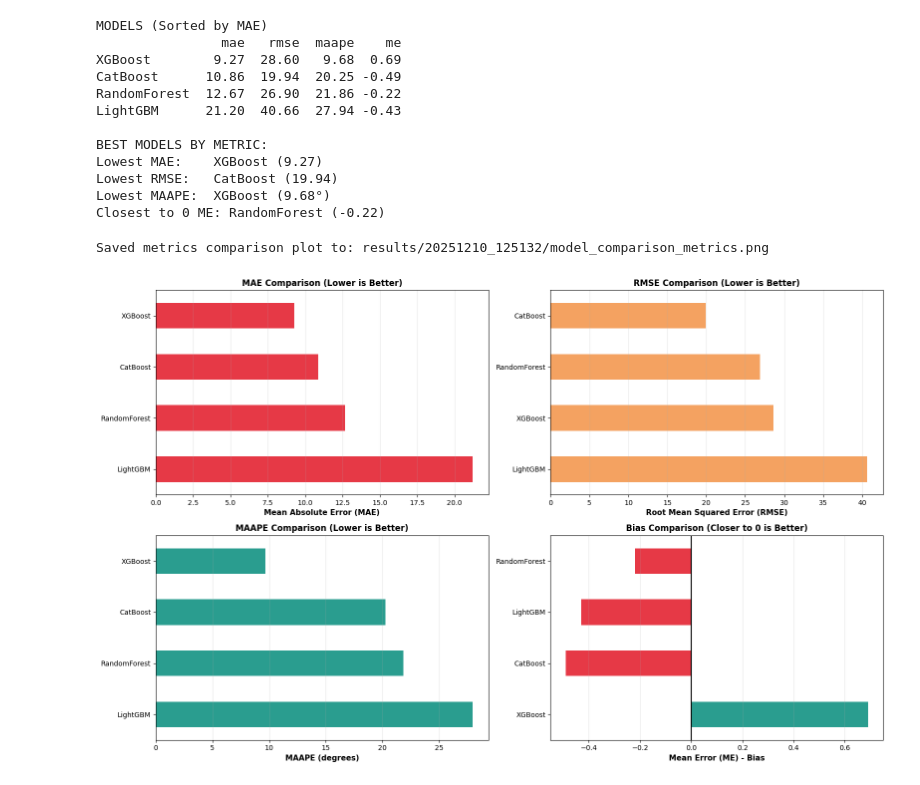
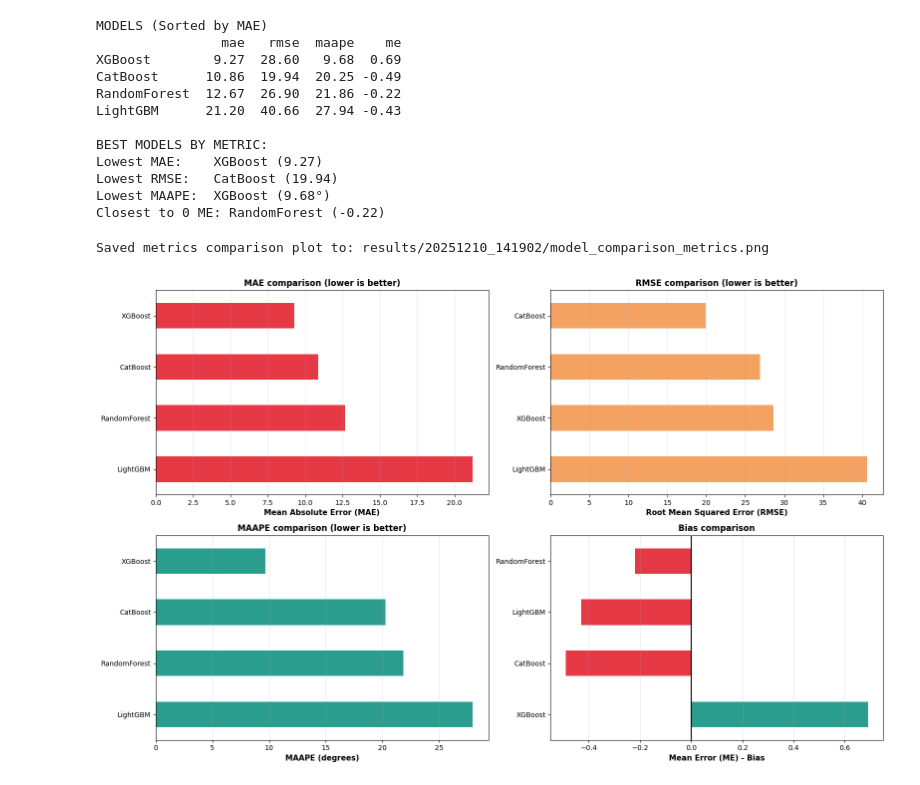
Before and after one commit to franciscopana/M.IA_Time-Series-Forecasting, a Jupyter notebook: forecast.ipynb, the cells around one changed output. Saved outputs shown, nothing was run; the diff lists cells and outputs as text; code cells hidden in the pictures.

```diff
--- a/forecast.ipynb
+++ b/forecast.ipynb
@@ -464,44 +464,44 @@ ax1 = axes[0, 0]
 mae_sorted = comparison_df.sort_values('mae', ascending=False)
 mae_sorted['mae'].plot(kind='barh', ax=ax1, color='#E63946')
 ax1.set_xlabel('Mean Absolute Error (MAE)', fontsize=11, fontweight='bold')
-ax1.set_title('MAE Comparison (Lower is Better)', fontsize=12, fontweight='bold')
+ax1.set_title('MAE comparison (lower is better)', fontsize=12, fontweight='bold')
 ax1.grid(True, alpha=0.3, axis='x')
 
 
 # RMSE Comparison
 ax2 = axes[0, 1]
 rmse_sorted = comparison_df.sort_values('rmse', ascending=False)
 rmse_sorted['rmse'].plot(kind='barh', ax=ax2, color='#F4A261')
 ax2.set_xlabel('Root Mean Squared Error (RMSE)', fontsize=11, fontweight='bold')
-ax2.set_title('RMSE Comparison (Lower is Better)', fontsize=12, fontweight='bold')
+ax2.set_title('RMSE comparison (lower is better)', fontsize=12, fontweight='bold')
 ax2.grid(True, alpha=0.3, axis='x')
 
 # MAAPE Comparison
 ax3 = axes[1, 0]
 maape_sorted = comparison_df.sort_values('maape', ascending=False)
 maape_sorted['maape'].plot(kind='barh', ax=ax3, color='#2A9D8F')
 ax3.set_xlabel('MAAPE (degrees)', fontsize=11, fontweight='bold')
-ax3.set_title('MAAPE Comparison (Lower is Better)', fontsize=12, fontweight='bold')
+ax3.set_title('MAAPE comparison (lower is better)', fontsize=12, fontweight='bold')
 ax3.grid(True, alpha=0.3, axis='x')
 
 # ME (Bias) Comparison
 ax4 = axes[1, 1]
 me_sorted = comparison_df.iloc[comparison_df['me'].abs().argsort()[::-1]]
 me_colors = ['#E63946' if x < 0 else '#2A9D8F' for x in me_sorted['me']]
 me_sorted['me'].plot(kind='barh', ax=ax4, color=me_colors)
 ax4.axvline(x=0, color='black', linestyle='-', linewidth=1.5)
 ax4.set_xlabel('Mean Error (ME) - Bias', fontsize=11, fontweight='bold')
-ax4.set_title('Bias Comparison (Closer to 0 is Better)', fontsize=12, fontweight='bold')
+ax4.set_title('Bias comparison', fontsize=12, fontweight='bold')
 ax4.grid(True, alpha=0.3, axis='x')
 
 plt.tight_layout()
 save_path = Path('results') / cur_date / 'model_comparison_metrics.png'
 plt.savefig(save_path, dpi=300, bbox_inches='tight')
 print(f"Saved metrics comparison plot to: {save_path}")
 plt.show()
 # %% [output]
-Saved metrics comparison plot to: results/20251210_125132/model_comparison_metrics.png
+Saved metrics comparison plot to: results/20251210_141902/model_comparison_metrics.png
-[figure, old version]
+[figure, new version]
 # %%
 fig, ax = plt.subplots(figsize=(18, 8))
 
```
Also changed, not shown: parts of 2 cells of this notebook, 42 other files.
